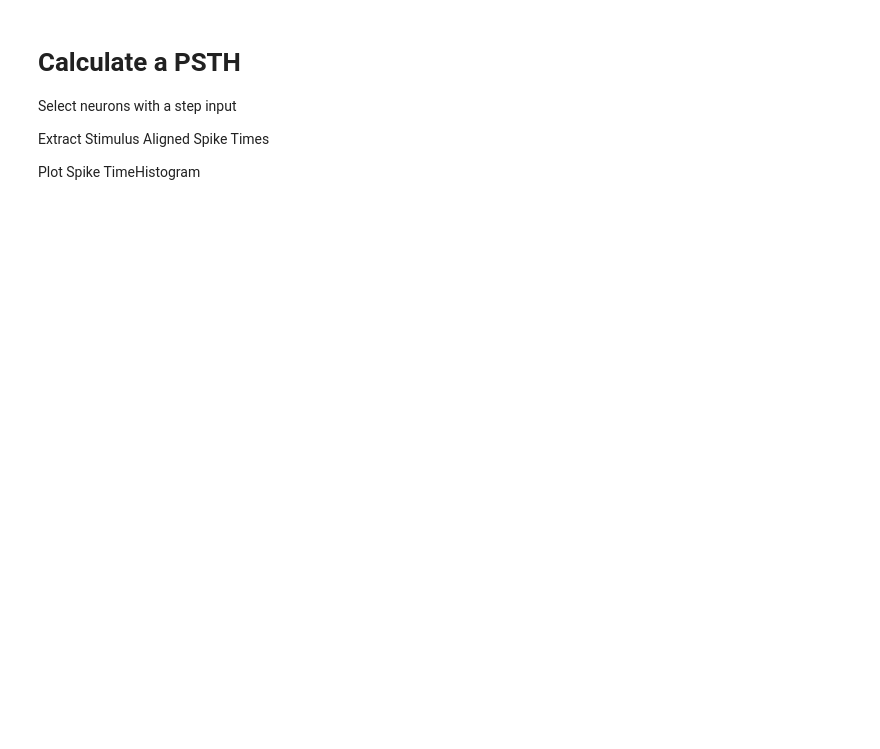
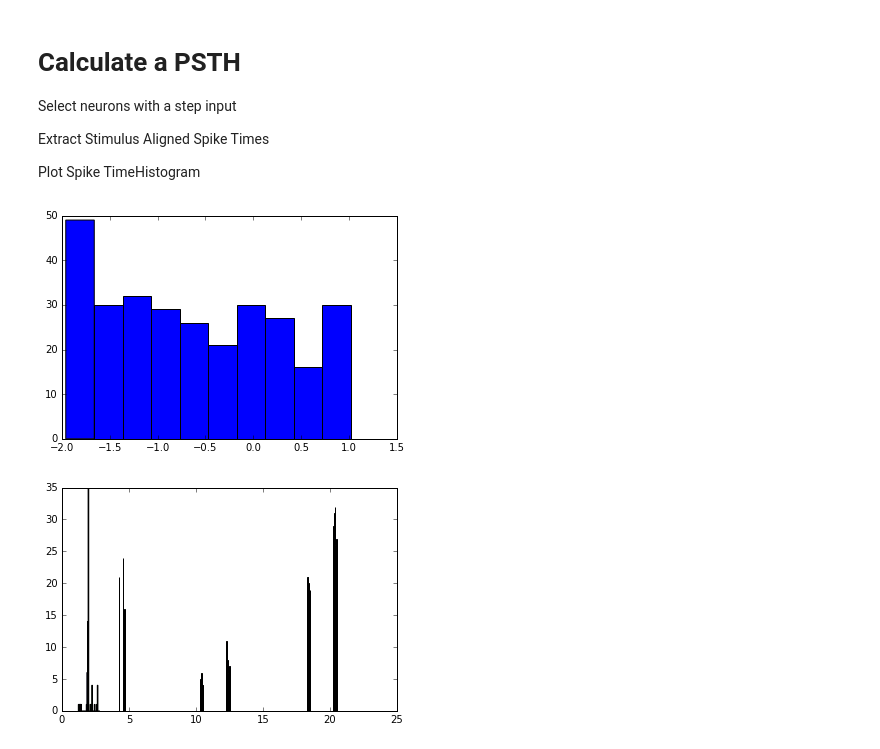
Before and after one commit to AdamRTomkins/NWB_Hackathon_2018, a Jupyter notebook: Spike Train Analysis with NWB.ipynb, the cells around one changed output. Drawn from its saved outputs; the diff is of its cells as text; code cells hidden in the pictures; blank space fills up the shorter version.

```diff
--- a/Spike Train Analysis with NWB.ipynb
+++ b/Spike Train Analysis with NWB.ipynb
@@ -77,6 +106,24 @@ Select neurons with a step input
 Extract Stimulus Aligned Spike Times
 
 Plot Spike TimeHistogram
+# %%
+# For each sweep, append each spike time that happens between the stimulus onset and a fixed period
+sweep_spikes = [ nwb['analysis']['spike_times'][sweep][:] for sweep in nwb['analysis']['spike_times'].keys()]
+spike_times = []
+stimulus_onset = 20
+for sweep in sweep_spikes:
+    for spike in sweep:
+        if spike < 40 and spike> 15:
+            spike_times.append(spike - stimulus_onset)
+
+plt.hist(spike_times)
+plt.show()
+
+plt.hist(sweep_spikes)
+plt.show()
+# %% [output]
+[figure, added]
+[figure, added]
 # %%
 nwb['stimulus'].keys()
 nwb['epochs']['Sweep_29']['stimulus']['timeseries'].keys()
```
Also changed, not shown: parts of 9 cells of this notebook, 5 other files.
